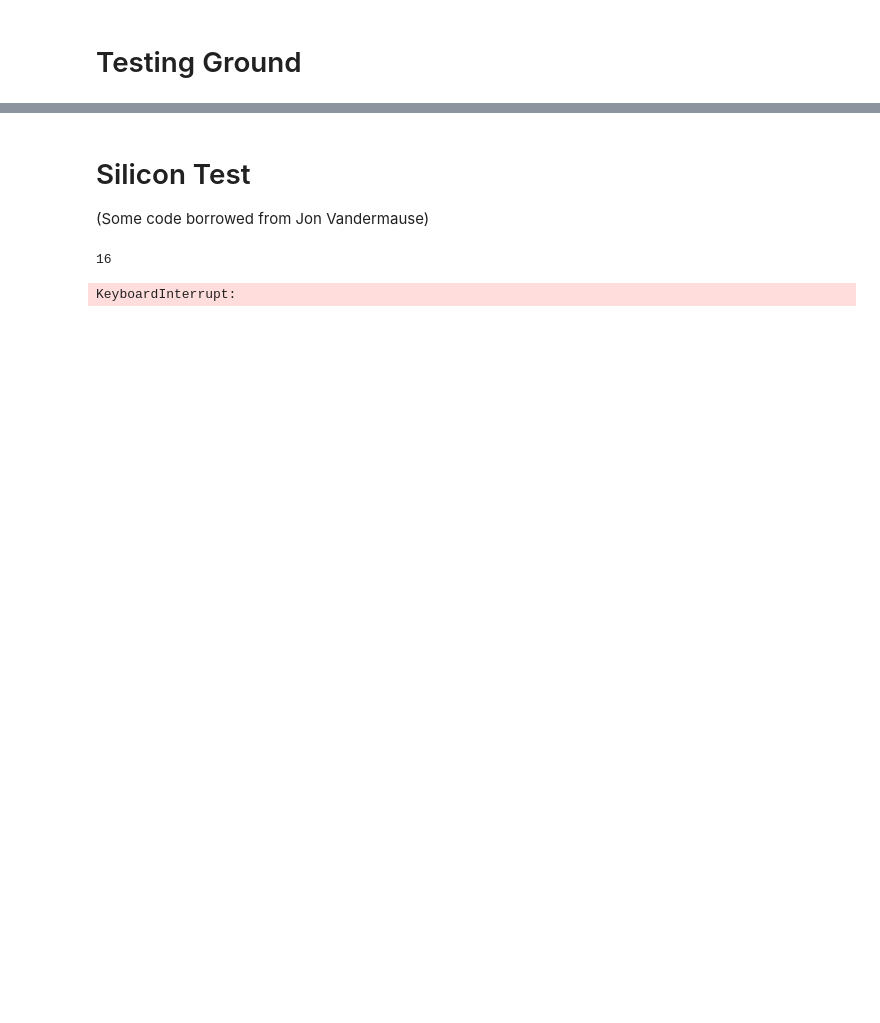
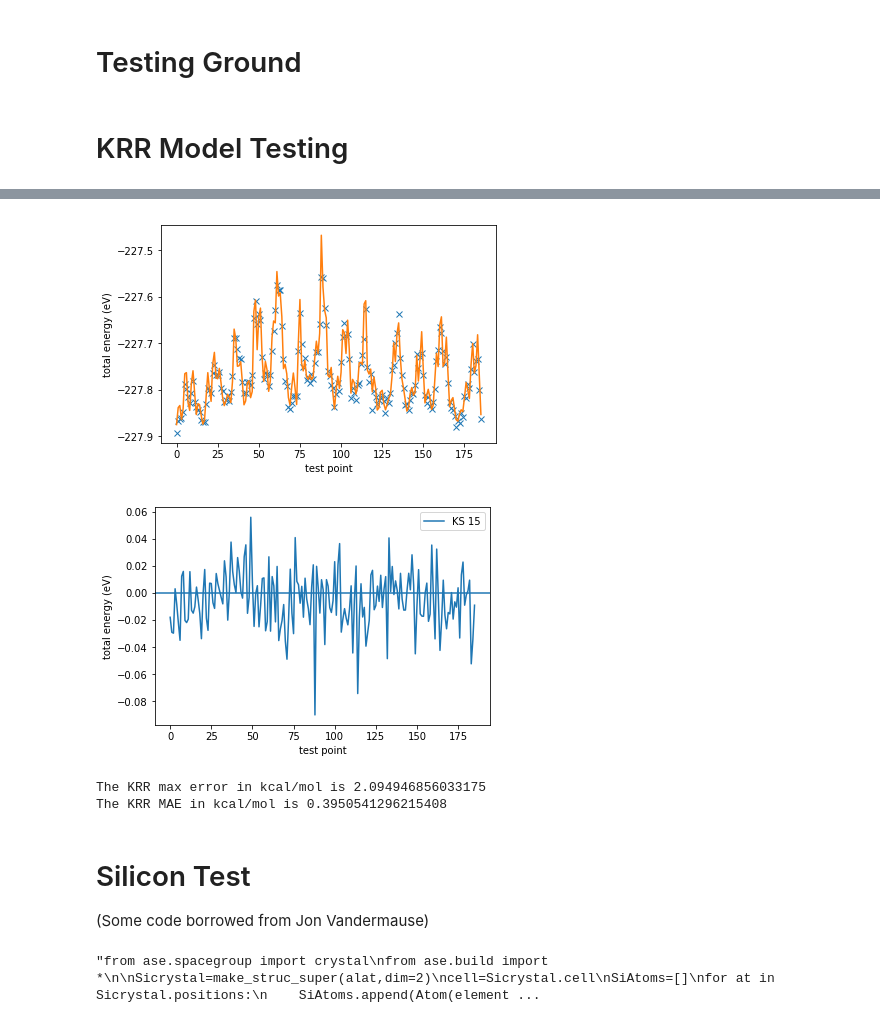
Before and after one commit to simonbatzner/electron-density, a Jupyter notebook: PythonMDEngine.ipynb, the cells around one changed output, grey strips where cells are left out. Saved outputs shown, nothing was run; the diff lists cells and outputs as text; code cells hidden in the pictures; blank space fills up the shorter version.

```diff
--- a/PythonMDEngine.ipynb
+++ b/PythonMDEngine.ipynb
@@ -542,3 +706,23 @@ atoms  = [Hatom1,Hatom2]
 #atoms = [Hatom1]
 #eng = MD_engine(cell=[[5,0,0],[0,1,0],[0,0,1]],input_atoms=atoms,verbosity=0,model='AIMD',dx=.001)
 #eng.run(.5,.001)
+# %% [markdown]
+# KRR Model Testing
+# %%
+import sys
+sys.path.append("/Users/steven/Documents/Research/Projects/MLED/ML-electron-density/Solid_State")
+import os
+import numpy as np
+import scipy as sp
+from KRR_reproduce import *
+from KRR_Functions import *
+import matplotlib.pyplot as plt
+from scipy.interpolate import interp1d
+import time
+from sklearn.svm import SVR
+from sklearn.model_selection import GridSearchCV
+from sklearn.model_selection import learning_curve
+from sklearn.kernel_ridge import KernelRidge
+import matplotlib.pyplot as plt
+rng = np.random.RandomState(0)
+kcal_conv = 0.043
@@ -544,0 +781,49 @@ atoms  = [Hatom1,Hatom2]
+# %%
+
+
+
+# choose hyperparameter grids
+alphas = np.logspace(-20, -1, 6)
+gammas = np.logspace(-2, 1, 100)
+
+for n in range(len(Ms)):
+    M = Ms[n]
+
+    # split into test and training
+    [train_set, test_set, train_ens, test_ens, train_fours, test_fours] = get_train_test(M, N,input_dim,\
+                                                                                         pos, ens, fours)
+    print(pos)
+    if M < 10:
+        cv = M-1
+    else:
+        cv = 9
+
+    # fit the model and make plots
+    print('\n Current training set size: '+str(M))
+
+    [kr, y_kr, errs, MAE, max_err] = fit_KS(train_set, train_ens, \
+                                            test_set, test_ens, alphas, \
+                                            gammas, cv)
+
+    print(kr.best_estimator_)
+
+    # plot predictions
+    plt.figure()
+    plt.plot(y_kr, 'x', label='KS '+str(M))
+    plt.plot(test_ens, label='DFT energy')
+    plt.xlabel('test point')
+    plt.ylabel('total energy (eV)')
+    plt.show()
+
+    # plot erros
+    plt.figure()
+    plt.plot(y_kr - test_ens, label='KS '+str(M))
+    plt.axhline(0)
+    plt.xlabel('test point')
+    plt.ylabel('total energy (eV)')
+    plt.legend()
+    plt.show()
+
+    print('The KRR max error in kcal/mol is '+str(max_err / kcal_conv))
+    print('The KRR MAE in kcal/mol is '+str(MAE / kcal_conv))
+# %% [output]
@@ -545,3 +847,7 @@ atoms  = [Hatom1,Hatom2]
+[figure, added]
+[figure, added]
+The KRR max error in kcal/mol is 2.094946856033175
+The KRR MAE in kcal/mol is 0.3950541296215408
 # %% [markdown]
 # Silicon Test
 (Some code borrowed from Jon Vandermause)
@@ -576,7 +882,7 @@ def make_struc_super(alat, dim):
     structure = Struc(ase2struc(ase_supercell))
     return structure
 # %%
-from ase.spacegroup import crystal
+"""from ase.spacegroup import crystal
 from ase.build import *
 
 Sicrystal=make_struc_super(alat,dim=2)
@@ -599,6 +905,6 @@ eng3 = MD_engine(cell=Sicrystal.cell,input_atoms=SiAtoms,verbosity=3,model='AIMD
 t0=5
 dt=1
 eng3.run(t0,dt)
+"""
 # %% [output]
-16
+"from ase.spacegroup import crystal\nfrom ase.build import *\n\nSicrystal=make_struc_super(alat,dim=2)\ncell=Sicrystal.cell\nSiAtoms=[]\nfor at in Sicrystal.positions:\n    SiAtoms.append(Atom(element ...
-KeyboardInterrupt:
```
Also changed, not shown: parts of 24 cells of this notebook.
